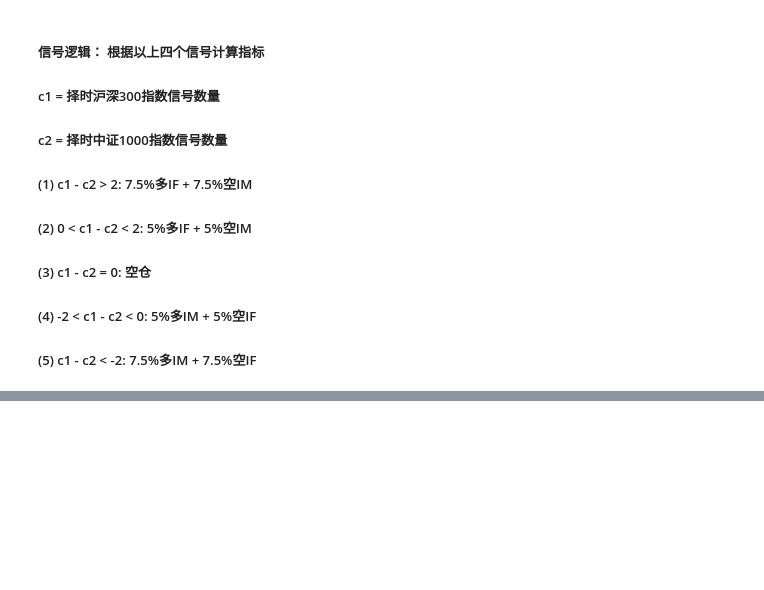
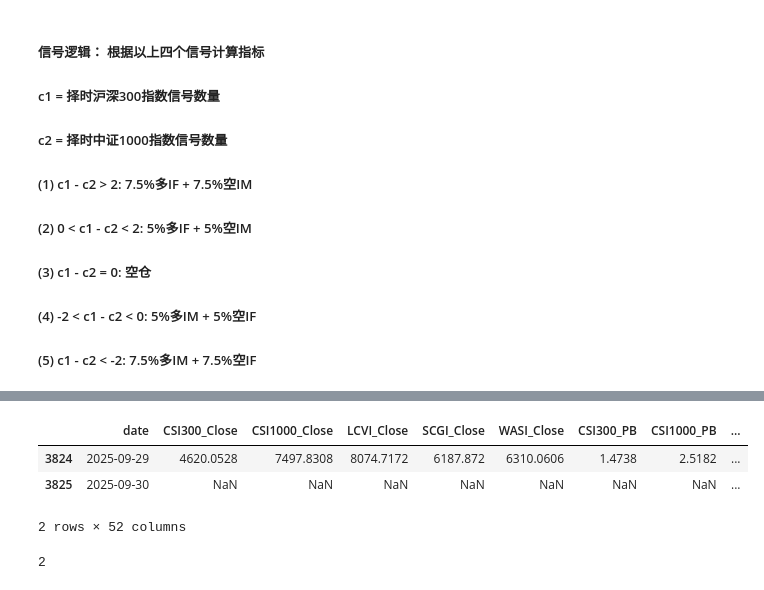
Before and after one commit to SGPPellow/Stock_Index_Futures_Timing_Strategy, a Jupyter notebook: Stock_Index_Futures_Timing_Strategy.ipynb, the cells around one changed output, grey strips where cells are left out. Cells and saved outputs as stored; diff of their text form; code cells hidden in the pictures; blank space fills up the shorter version.

```diff
--- a/Stock_Index_Futures_Timing_Strategy.ipynb
+++ b/Stock_Index_Futures_Timing_Strategy.ipynb
@@ -55,6 +59,7 @@ last_trading_day = previous_trading_day(datetime.date.today())
 # %%
-# newdata = w.wss("000300.SH,000852.SH,399373.SZ,399376.SZ,881001.WI", "close,pb_lf",f"tradeDate={last_trading_day};priceAdj=U;cycle=D").Data
-# newdata_list = newdata[0] + newdata[1]
-# newdata_list = [round(x, 4) for x in newdata_list]
-# data.iloc[len(data)-1,1:] = newdata_list
-# data.loc[len(data), 'date'] = today
+newdata = w.wss("000300.SH,000852.SH,399373.SZ,399376.SZ,881001.WI", "close,pb_lf",f"tradeDate={last_trading_day};priceAdj=U;cycle=D").Data
+newdata_list = newdata[0] + newdata[1]
+newdata_list = [round(x, 4) for x in newdata_list]
+data.iloc[len(data)-1,1:11] = newdata_list
+data.loc[len(data), 'date'] = today
+data['year'] = data['date'].str[:4]
@@ -340,5 +342,3 @@ data = data.apply(signal5_row, axis = 1)
 #                    width=2000,
 #                    height=500)
 # fig5.show()
-# %%
-data = data.loc[data['date'] > '2010-01-01',:].reset_index(drop=True)
@@ -375,2 +344,0 @@ data.iloc[-10:,[0,-1]].reset_index(drop = True)
-# %%
-data['year'] = data['date'].dt.year
@@ -405,2 +345,2 @@ data
 # %%
-data
+datanew = data.loc[data['date'] >= last_trading_day]
@@ -448,0 +347,7 @@ output.to_csv('./output.csv', index = False)
+# %%
+datanew
+# %% [output]
+|  | date | CSI300_Close | CSI1000_Close | LCVI_Close | SCGI_Close | WASI_Close | CSI300_PB | CSI1000_PB | ... |
+| 3824 | 2025-09-29 | 4620.0528 | 7497.8308 | 8074.7172 | 6187.872 | 6310.0606 | 1.4738 | 2.5182 | ... |
+| 3825 | 2025-09-30 | NaN | NaN | NaN | NaN | NaN | NaN | NaN | ... |
+2 rows × 52 columns
@@ -448,0 +361,4 @@ output.to_csv('./output.csv', index = False)
+# %%
+datanew.to_sql('index_data', engine, if_exists='append', index=False)
+# %% [output]
+2
```
Also changed, not shown: parts of 28 cells of this notebook, 4 other files.
